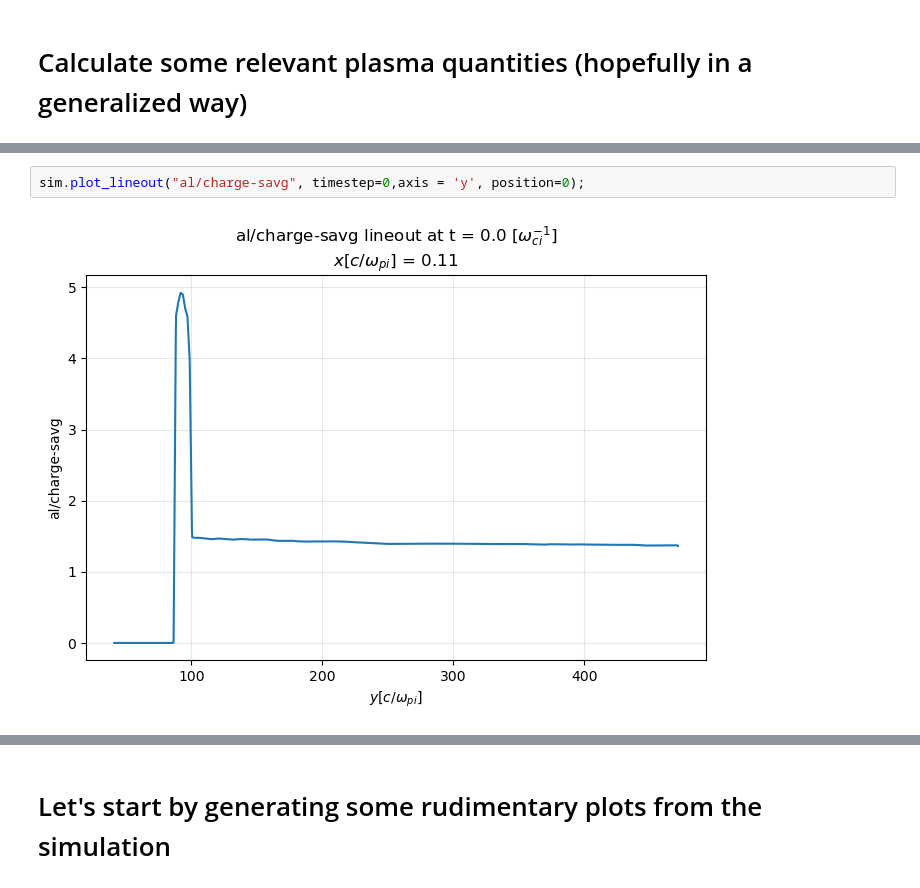
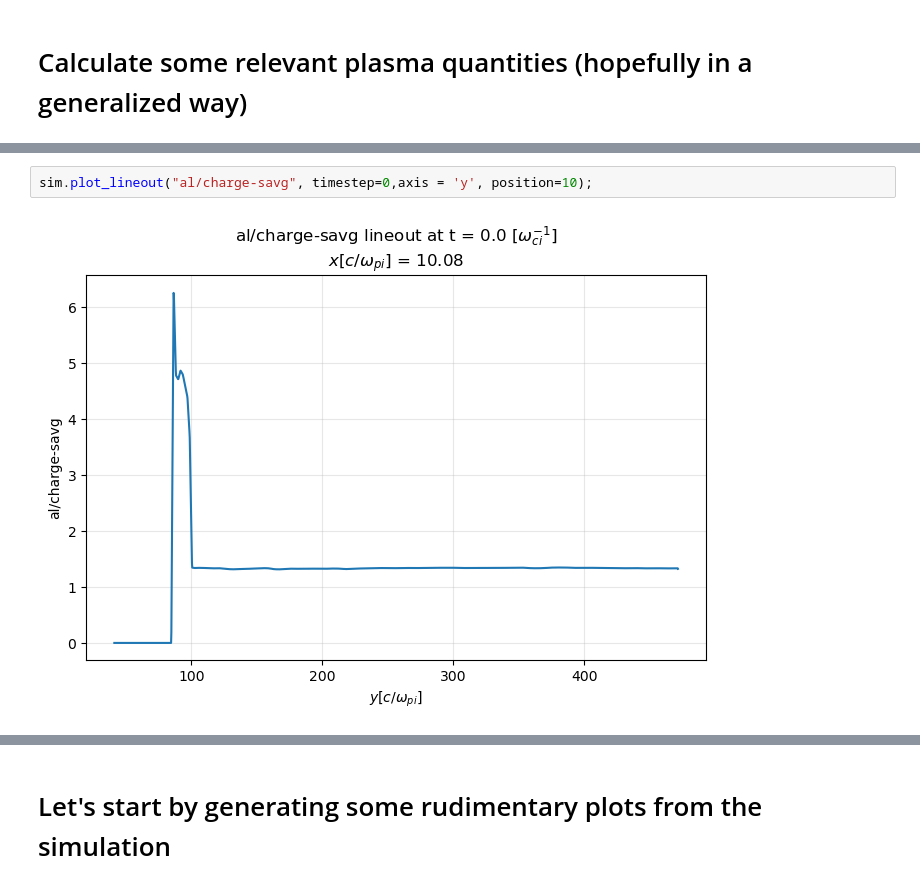
Before and after one commit to Schaeffer-Lab/MagShockZ, a Jupyter notebook: analysis_notebooks/OSIRIS/analysis_of_2D_sims.ipynb, the cells around one changed output, grey strips where cells are left out. Drawn from its saved outputs; the diff is of its cells as text.

```diff
--- a/analysis_notebooks/OSIRIS/analysis_of_2D_sims.ipynb
+++ b/analysis_notebooks/OSIRIS/analysis_of_2D_sims.ipynb
@@ -55,5 +55,5 @@ sim.plot_field(("al/charge-savg"), timestep=100,cmap="plasma");
 # %%
-sim.plot_lineout("al/charge-savg", timestep=0,axis = 'y', position=0);
+sim.plot_lineout("al/charge-savg", timestep=0,axis = 'y', position=10);
 # %% [output]
-[figure, old version]
+[figure, new version]
 # %%
```
Also changed, not shown: parts of 10 cells of this notebook, 7 other files.
